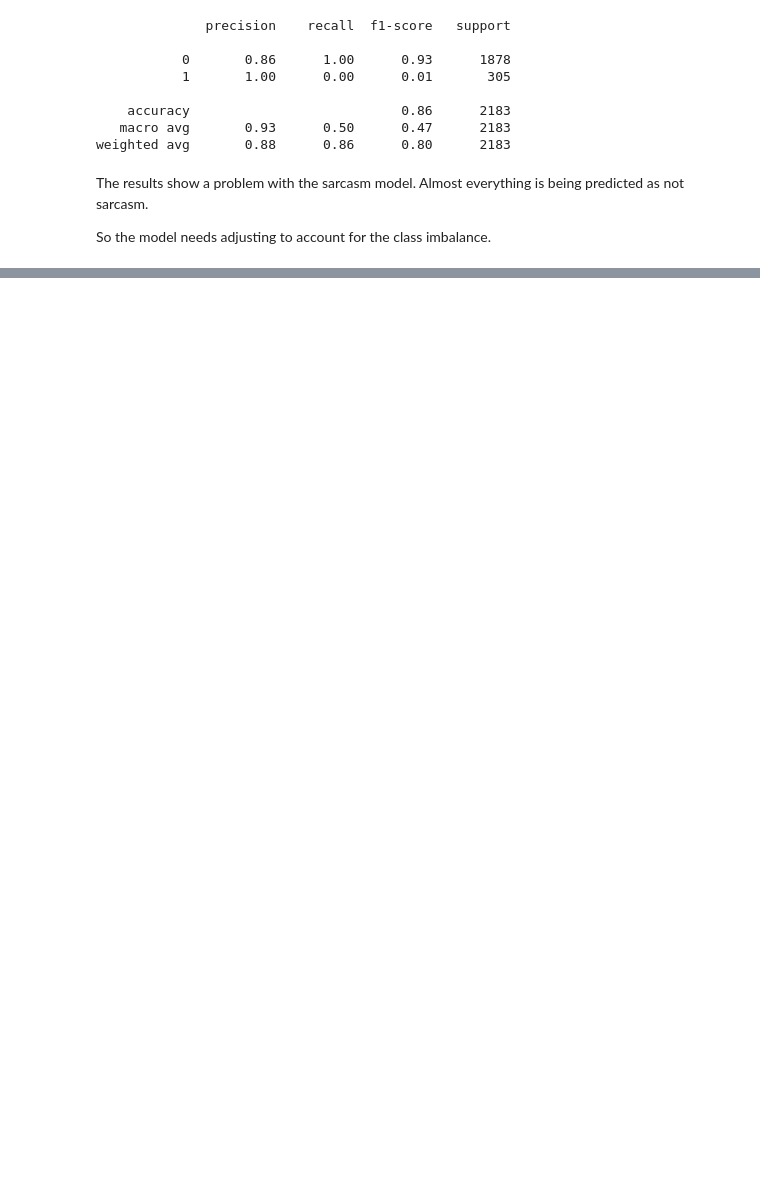
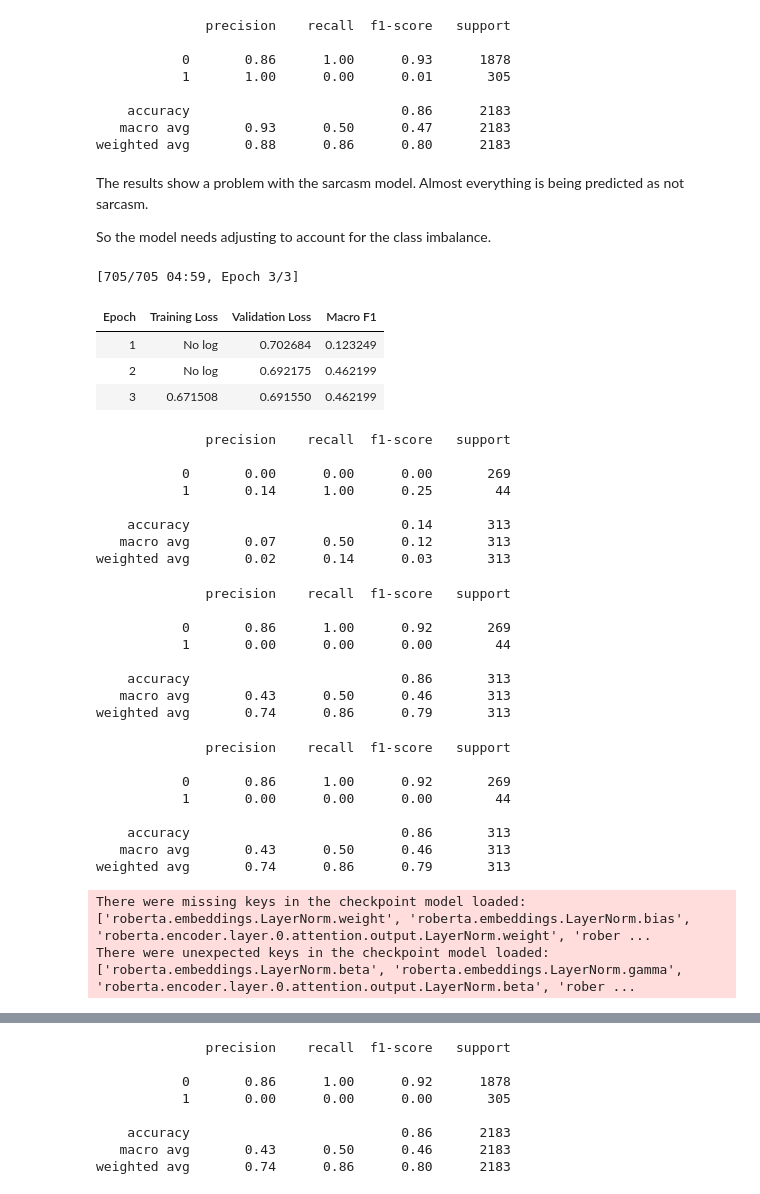
Before and after one commit to berkinksk/cross-dialect-sarcasm-detection, a Jupyter notebook: NLP_Baseline_SVM_and_RoBERTa.ipynb, the cells around one changed output, grey strips where cells are left out. Saved outputs shown, nothing was run; the diff lists cells and outputs as text; code cells hidden in the pictures; blank space fills up the shorter version.

```diff
--- a/NLP_Baseline_SVM_and_RoBERTa.ipynb
+++ b/NLP_Baseline_SVM_and_RoBERTa.ipynb
@@ -466,3 +467,67 @@ weighted avg       0.88      0.86      0.80      2183
 The results show a problem with the sarcasm model. Almost everything is being predicted as not sarcasm.
 
 So the model needs adjusting to account for the class imbalance.
+# %%
+from torch import nn
+import torch
+
+class WeightedTrainer(Trainer):
+    # override the Trainer compute_loss
+    def compute_loss(self, model, inputs, return_outputs=False, **kwargs):
+        # model expects only the text inputs, so remove labels
+        labels = inputs.pop("labels")
+        # pass the text inputs through the model and get the logits outputs
+        outputs = model(**inputs)
+        logits = outputs.logits
+
+        # divide the number of non-sarcasm examples by sarcasm examples for class 1 (sarcasm). This is about 6.15
+        sarcasm_ratio = len(training_dataframe[training_dataframe['Sarcasm']==0]) / len(training_dataframe[training_dataframe['Sarcasm']==1])
+        # create a weight tensor with two values, 1.0 for class 0 (not sarcasm) and the sarcasm_ratio for class 1
+        weight = torch.tensor([1.0, sarcasm_ratio]).to(logits.device)
+        loss_fn = nn.CrossEntropyLoss(weight=weight)
+        # calculate the loss by comparing the model predictions against the actual labels
+        loss = loss_fn(logits, labels)
+        return (loss, outputs) if return_outputs else loss
+
+trainer_sarcasm = WeightedTrainer(
+    model=sarcasm_model,
+    args=training_args,
+    train_dataset=train_sarcasm,
+    eval_dataset=val_sarcasm,
+    compute_metrics=compute_metrics,
+)
+
+trainer_sarcasm.train()
+predictions_sarcasm = trainer_sarcasm.predict(test_sarcasm)
+# %% [output]
+[705/705 04:59, Epoch 3/3]
+| Epoch | Training Loss | Validation Loss | Macro F1 |
+| 1 | No log | 0.702684 | 0.123249 |
+| 2 | No log | 0.692175 | 0.462199 |
+| 3 | 0.671508 | 0.691550 | 0.462199 |
+              precision    recall  f1-score   support
+
+           0       0.00      0.00      0.00       269
+           1       0.14      1.00      0.25        44
+
+    accuracy                           0.14       313
+   macro avg       0.07      0.50      0.12       313
+weighted avg       0.02      0.14      0.03       313
+              precision    recall  f1-score   support
+
+           0       0.86      1.00      0.92       269
+           1       0.00      0.00      0.00        44
+
+    accuracy                           0.86       313
+   macro avg       0.43      0.50      0.46       313
+weighted avg       0.74      0.86      0.79       313
+              precision    recall  f1-score   support
+
+           0       0.86      1.00      0.92       269
+           1       0.00      0.00      0.00        44
+
+    accuracy                           0.86       313
+   macro avg       0.43      0.50      0.46       313
+weighted avg       0.74      0.86      0.79       313
+There were missing keys in the checkpoint model loaded: ['roberta.embeddings.LayerNorm.weight', 'roberta.embeddings.LayerNorm.bias', 'roberta.encoder.layer.0.attention.output.LayerNorm.weight', 'rober ...
+There were unexpected keys in the checkpoint model loaded: ['roberta.embeddings.LayerNorm.beta', 'roberta.embeddings.LayerNorm.gamma', 'roberta.encoder.layer.0.attention.output.LayerNorm.beta', 'rober ...
@@ -468,0 +535,8 @@ So the model needs adjusting to account for the class imbalance.
+              precision    recall  f1-score   support
+
+           0       0.86      1.00      0.92      1878
+           1       0.00      0.00      0.00       305
+
+    accuracy                           0.86      2183
+   macro avg       0.43      0.50      0.46      2183
+weighted avg       0.74      0.86      0.80      2183
```
Also changed, not shown: parts of 6 cells of this notebook.
